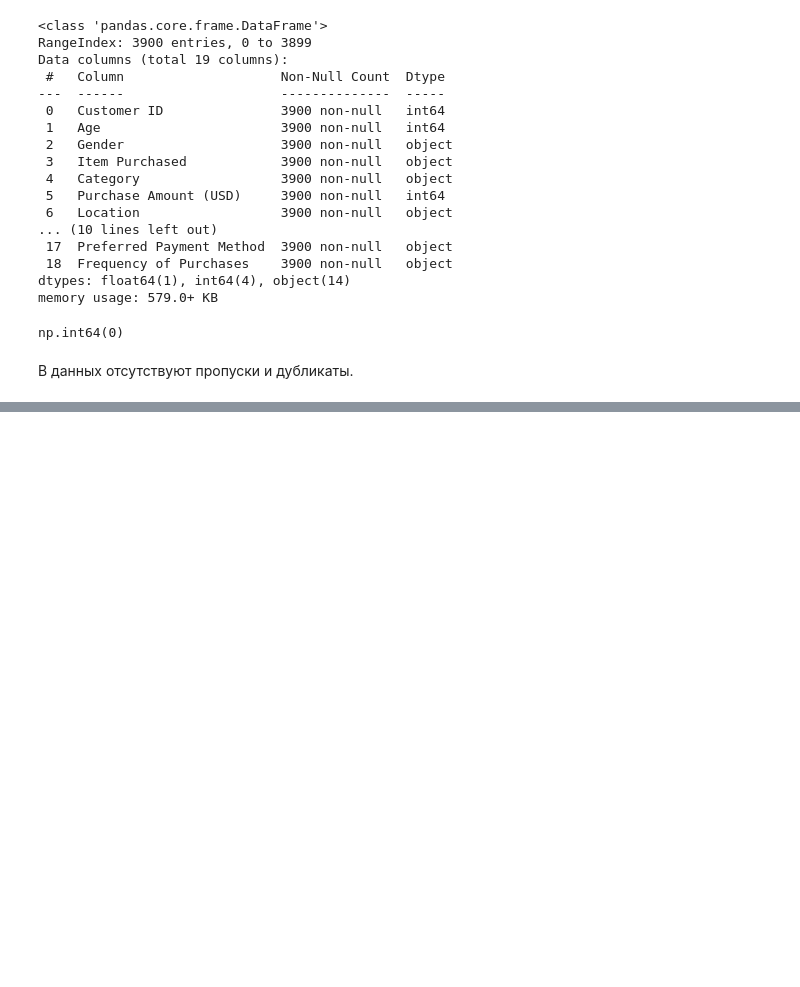
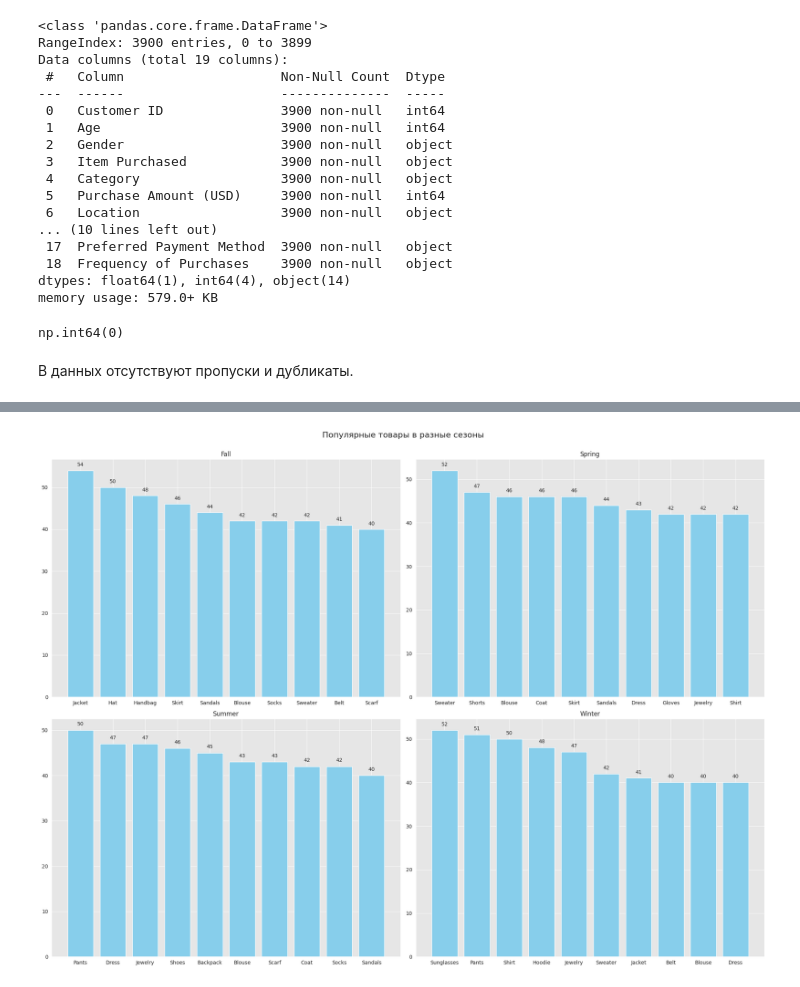
Before and after one commit to lisimisa-byte/customer-purchase-behaivour, a Jupyter notebook: customer_purchase_behaviour.ipynb, the cells around one changed output, grey strips where cells are left out. Drawn from its saved outputs; the diff is of its cells as text; code cells hidden in the pictures; blank space fills up the shorter version.

```diff
--- a/customer_purchase_behaviour.ipynb
+++ b/customer_purchase_behaviour.ipynb
@@ -96,0 +150,23 @@ np.int64(0)
+# %%
+grouped_by_season = df.groupby('Season')['Item Purchased'].value_counts().reset_index()
+
+fig, axes = plt.subplots(2, 2, figsize=(20, 15))
+axes = axes.flatten()
+
+for i, season in enumerate(grouped_by_season['Season'].unique()):
+  plot_data = grouped_by_season[grouped_by_season['Season'] == season].sort_values(by='count', ascending=False).head(10)
+
+  axes[i].bar(plot_data['Item Purchased'],
+              plot_data['count'],
+              color='skyblue')
+  axes[i].set_title(season)
+
+  for j, v in enumerate(plot_data['count']):
+    axes[i].text(j, v + 1, f'{v}', ha='center')
+
+plt.suptitle('Популярные товары в разные сезоны', fontsize=16, y=0.98)
+plt.tight_layout()
+plt.subplots_adjust(top=0.93)
+plt.show()
+# %% [output]
+[figure, added]
```
Also changed, not shown: parts of 5 cells of this notebook.
